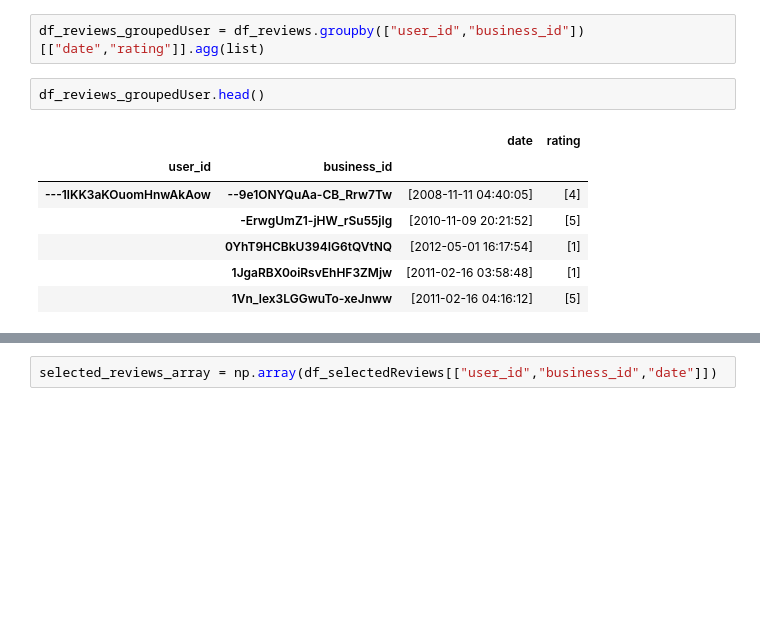
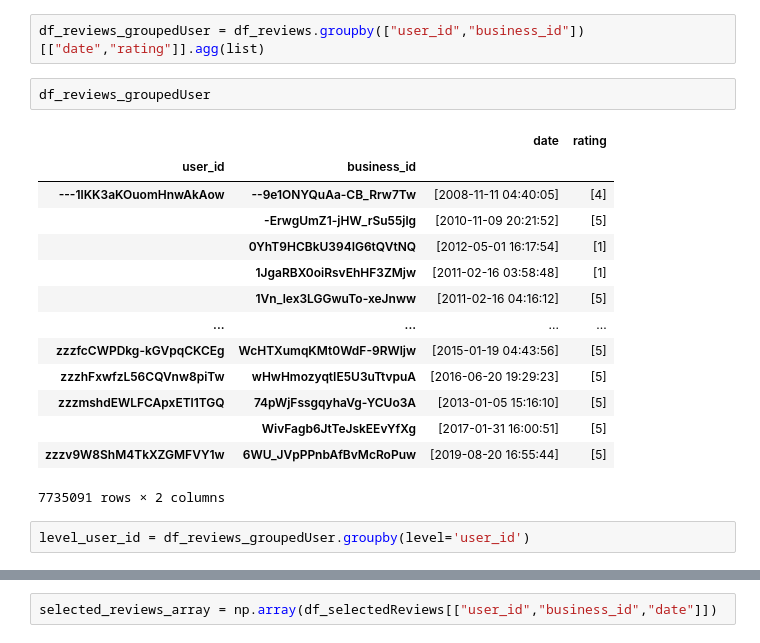
Before and after one commit to epfl-ada/ada-2020-project-milestone-p3-p3_kergagnant, a Jupyter notebook: Analysis Label.ipynb, the cells around one changed output, grey strips where cells are left out. Cells and saved outputs as stored; diff of their text form; blank space fills up the shorter version.

```diff
--- a/Analysis Label.ipynb
+++ b/Analysis Label.ipynb
@@ -118,12 +125,21 @@ df_reviews = df_reviews.rename({"stars_x" : "rating", "stars_y" : "average_ratin
 # %%
 df_reviews_groupedUser = df_reviews.groupby(["user_id","business_id"])[["date","rating"]].agg(list)
 # %%
-df_reviews_groupedUser.head()
+df_reviews_groupedUser
 # %% [output]
 |  |  | date | rating |
 | user_id | business_id |  |  |
 | ---1lKK3aKOuomHnwAkAow | --9e1ONYQuAa-CB_Rrw7Tw | [2008-11-11 04:40:05] | [4] |
 |  | -ErwgUmZ1-jHW_rSu55jlg | [2010-11-09 20:21:52] | [5] |
 |  | 0YhT9HCBkU394IG6tQVtNQ | [2012-05-01 16:17:54] | [1] |
 |  | 1JgaRBX0oiRsvEhHF3ZMjw | [2011-02-16 03:58:48] | [1] |
 |  | 1Vn_lex3LGGwuTo-xeJnww | [2011-02-16 04:16:12] | [5] |
+| ... | ... | ... | ... |
+| zzzfcCWPDkg-kGVpqCKCEg | WcHTXumqKMt0WdF-9RWljw | [2015-01-19 04:43:56] | [5] |
+| zzzhFxwfzL56CQVnw8piTw | wHwHmozyqtIE5U3uTtvpuA | [2016-06-20 19:29:23] | [5] |
+| zzzmshdEWLFCApxETl1TGQ | 74pWjFssgqyhaVg-YCUo3A | [2013-01-05 15:16:10] | [5] |
+|  | WivFagb6JtTeJskEEvYfXg | [2017-01-31 16:00:51] | [5] |
+| zzzv9W8ShM4TkXZGMFVY1w | 6WU_JVpPPnbAfBvMcRoPuw | [2019-08-20 16:55:44] | [5] |
+7735091 rows × 2 columns
+# %%
+level_user_id = df_reviews_groupedUser.groupby(level='user_id')
```
Also changed, not shown: parts of 12 cells of this notebook.
